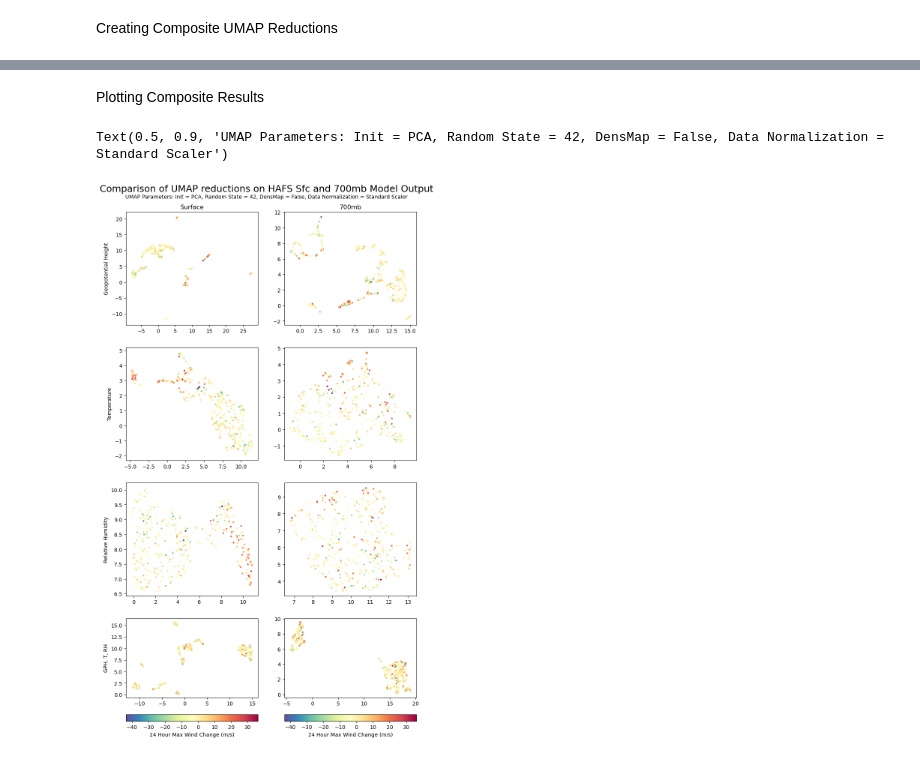
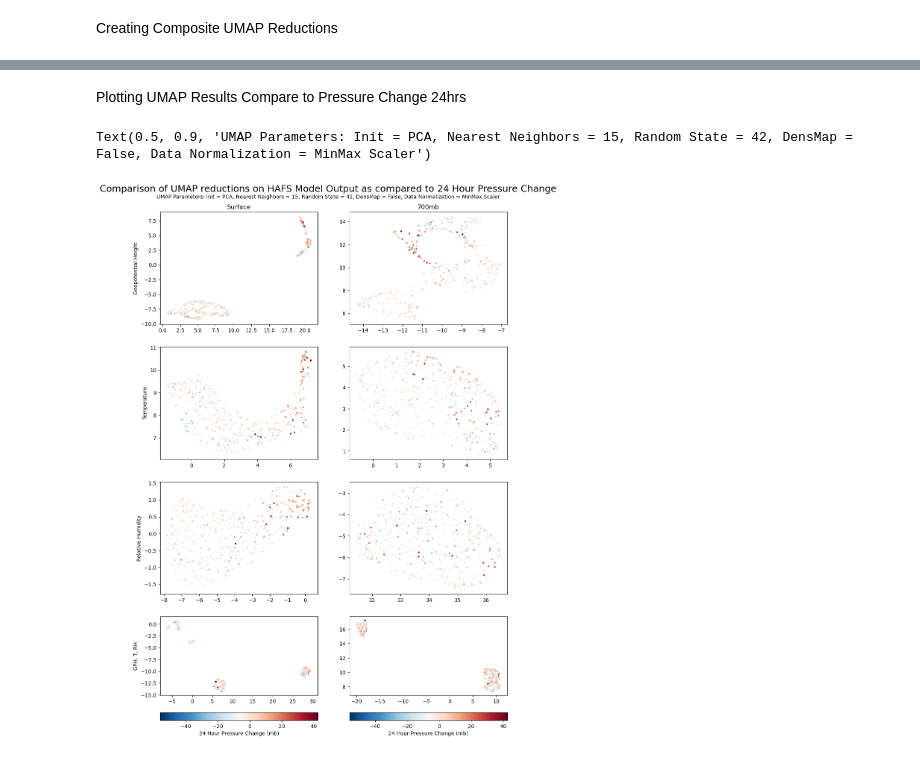
Before and after one commit to ArcticOctopi/Dimensional-Reduction-in-Tropical-Cyclones, a Jupyter notebook: UMAP_processing_workflow.ipynb, the cells around one changed output, grey strips where cells are left out. Cells and saved outputs as stored; diff of their text form; code cells hidden in the pictures.

Commit message:
New charts

```diff
--- a/UMAP_processing_workflow.ipynb
+++ b/UMAP_processing_workflow.ipynb
@@ -127,0 +83,7 @@ normalized_data_rh_200 = utils.minmax_data_normalizer(ds_cleaned['rh'].isel(leve
+# %%
+# Creating the values to grade against. (Minimum Central Pressure and Maximum Surface Wind)
+
+mslp = ds_cleaned['center_pressure'].values[:,0]
+max_winds = ds_cleaned['max_wind'].values[:,0]
+pressure_change = ds_cleaned['24HrMinimumCentralPressure'].values - mslp
+wind_change = ds_cleaned['24HrMaxWinds'].values - max_winds
@@ -170,13 +148,6 @@ combined_sfc700_gph_t = np.stack((
                           normalized_data_gh_sfc, normalized_data_gh_700, normalized_data_t_sfc,
                           ),
                           axis = 0).reshape(429, 3 * 720 * 501)
-# %%
-# Creating the values to grade against. (Minimum Central Pressure and Maximum Surface Wind)
-
-mslp = ds_cleaned['center_pressure'].values[:,0]
-max_winds = ds_cleaned['max_wind'].values[:,0]
-pressure_change = mslp - ds_cleaned['24HrMinimumCentralPressure'].values
-wind_change = max_winds - ds_cleaned['24HrMaxWinds'].values
 # %% [markdown]
 Creating Surface Level UMAP Reductions
 # %%
@@ -186,7 +157,7 @@ Creating Surface Level UMAP Reductions
 # embedding_Tsfc_n3 = reducer3.fit_transform(t_sfc)
 # embedding_RHsfc_n3 = reducer3.fit_transform(rh_sfc)
 
-reducer5 = umap.UMAP(n_components = 2, n_neighbors = 5, random_state = 42, init = 'pca')
+reducer5 = umap.UMAP(n_components = 2, n_neighbors = 15, random_state = 42, init = 'pca')
 embedding_Fullsfc_n5 = reducer5.fit_transform(combined_sfc)
 embedding_GHsfc_n5 = reducer5.fit_transform(heights_sfc)
 embedding_Tsfc_n5 = reducer5.fit_transform(t_sfc)
@@ -218,7 +189,7 @@ Creating 700mb Level UMAP Reductions
 # embedding_T700_n3 = reducer3.fit_transform(t_700)
 # embedding_RH700_n3 = reducer3.fit_transform(rh_700)
 
-reducer5 = umap.UMAP(n_components = 2, n_neighbors = 5, random_state = 42, init = 'pca')
+reducer5 = umap.UMAP(n_components = 2, n_neighbors = 15, random_state = 42, init = 'pca')
 embedding_Full700_n5 = reducer5.fit_transform(combined_700)
 embedding_GH700_n5 = reducer5.fit_transform(heights_700)
 embedding_T700_n5 = reducer5.fit_transform(t_700)
@@ -340,43 +316,43 @@ fig.text(0.5, 0.93, "UMAP Parameters: Init = PCA, Random State = 42, DensMap = F
 # %% [markdown]
-Plotting Composite Results
+Plotting UMAP Results Compare to Pressure Change 24hrs
 # %%
-fig, ax = plt.subplots(nrows = 4, ncols = 2, figsize = (10,18))
+fig, ax = plt.subplots(nrows = 4, ncols = 2, figsize = (12,18))
 
-ax[0,0].scatter(embedding_GHsfc_n5[:,0], embedding_GHsfc_n5[:,1], c = wind_change, cmap = 'Spectral_r', s = 5)
+ax[0,0].scatter(embedding_GHsfc_n5[:,0], embedding_GHsfc_n5[:,1], c = pressure_change, cmap = 'RdBu_r', s = 5)
 ax[0,0].set_ylabel('Geopotential Height')
 ax[0,0].set_title('Surface')
 
-ax[1,0].scatter(embedding_Tsfc_n5[:,0], embedding_Tsfc_n5[:,1], c = wind_change, cmap = 'Spectral_r', s = 5)
+ax[1,0].scatter(embedding_Tsfc_n5[:,0], embedding_Tsfc_n5[:,1], c = pressure_change, cmap = 'RdBu_r', s = 5)
 ax[1,0].set_ylabel('Temperature')
 
-ax[2,0].scatter(embedding_RHsfc_n5[:,0], embedding_RHsfc_n5[:,1], c = wind_change, cmap = 'Spectral_r', s = 5)
+ax[2,0].scatter(embedding_RHsfc_n5[:,0], embedding_RHsfc_n5[:,1], c = pressure_change, cmap = 'RdBu_r', s = 5)
 ax[2,0].set_ylabel('Relative Humidity')
 
-mslp_im = ax[3,0].scatter(embedding_Fullsfc_n5[:,0], embedding_Fullsfc_n5[:,1], c = wind_change, cmap = 'Spectral_r', s = 5)
+mslp_im = ax[3,0].scatter(embedding_Fullsfc_n5[:,0], embedding_Fullsfc_n5[:,1], c = pressure_change, cmap = 'RdBu_r', s = 5)
 ax[3,0].set_ylabel('GPH, T, RH')
 
 # mslp_im = ax[4,0].scatter(embedding_GH700_n20[:,0], embedding_GH700_n20[:,1], c = mslp, cmap = 'Spectral_r', s = 5)
 # ax[4,0].set_ylabel('N Nearest Neighbors = 20')
-fig.colorbar(mslp_im, ax = ax[3,0], location = 'bottom', label = '24 Hour Max Wind Change (m/s)')
+fig.colorbar(mslp_im, ax = ax[3,0], location = 'bottom', label = '24 Hour Pressure Change (mb)')
 
-ax[0,1].scatter(embedding_GH700_n5[:,0], embedding_GH700_n5[:,1], c = wind_change, cmap = 'Spectral_r', s = 5)
+ax[0,1].scatter(embedding_GH700_n5[:,0], embedding_GH700_n5[:,1], c = pressure_change, cmap = 'RdBu_r', s = 5)
 ax[0,1].set_title('700mb')
 
-ax[1,1].scatter(embedding_T700_n5[:,0], embedding_T700_n5[:,1], c = wind_change, cmap = 'Spectral_r', s = 5)
+ax[1,1].scatter(embedding_T700_n5[:,0], embedding_T700_n5[:,1], c = pressure_change, cmap = 'RdBu_r', s = 5)
 
-ax[2,1].scatter(embedding_RH700_n5[:,0], embedding_RH700_n5[:,1], c = wind_change, cmap = 'Spectral_r', s = 5)
+ax[2,1].scatter(embedding_RH700_n5[:,0], embedding_RH700_n5[:,1], c = pressure_change, cmap = 'RdBu_r', s = 5)
 
-max_wind_im = ax[3,1].scatter(embedding_Full700_n5[:,0], embedding_Full700_n5[:,1], c = wind_change, cmap = 'Spectral_r', s = 5)
+max_wind_im = ax[3,1].scatter(embedding_Full700_n5[:,0], embedding_Full700_n5[:,1], c = pressure_change, cmap = 'RdBu_r', s = 5)
 
 # max_wind_im = ax[4,1].scatter(embedding_GH700_n20[:,0], embedding_GH700_n20[:,1], c = max_winds, cmap = 'Spectral', s = 5)
-fig.colorbar(max_wind_im, ax = ax[3,1], location = 'bottom', label = '24 Hour Max Wind Change (m/s)')
+fig.colorbar(max_wind_im, ax = ax[3,1], location = 'bottom', label = '24 Hour Pressure Change (mb)')
 
 # fig.suptitle('Comparison of UMAP reductions on HAFS 700 GPH Model Output' \
 #             '\n Data was filtered for winds over 17 m/s and Northern Hemisphere Storms.')
 
-fig.text(0.5, 0.91, 'Comparison of UMAP reductions on HAFS Sfc and 700mb Model Output', fontsize=18, ha='center', transform=fig.transFigure)
+fig.text(0.5, 0.91, 'Comparison of UMAP reductions on HAFS Model Output as compared to 24 Hour Pressure Change', fontsize=18, ha='center', transform=fig.transFigure)
 # Subtitle on a new line
-fig.text(0.5, 0.90, "UMAP Parameters: Init = PCA, Random State = 42, DensMap = False, Data Normalization = Standard Scaler", fontsize=10, ha='center', transform=fig.transFigure)
+fig.text(0.5, 0.90, "UMAP Parameters: Init = PCA, Nearest Neighbors = 15, Random State = 42, DensMap = False, Data Normalization = MinMax Scaler", fontsize=10, ha='center', transform=fig.transFigure)
 # %% [output]
-Text(0.5, 0.9, 'UMAP Parameters: Init = PCA, Random State = 42, DensMap = False, Data Normalization = Standard Scaler')
+Text(0.5, 0.9, 'UMAP Parameters: Init = PCA, Nearest Neighbors = 15, Random State = 42, DensMap = False, Data Normalization = MinMax Scaler')
-[figure, old version]
+[figure, new version]
```
Also changed, not shown: parts of 21 cells of this notebook, 18 other files.
